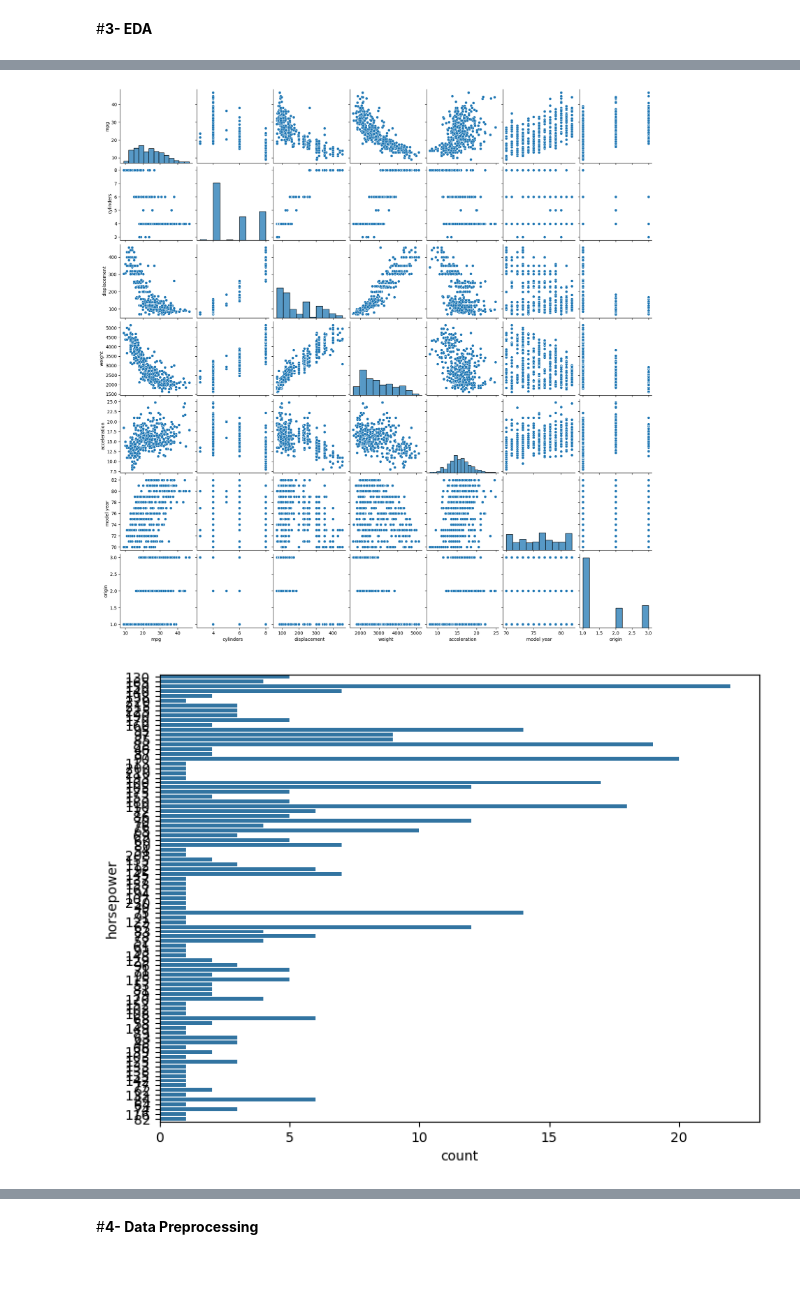
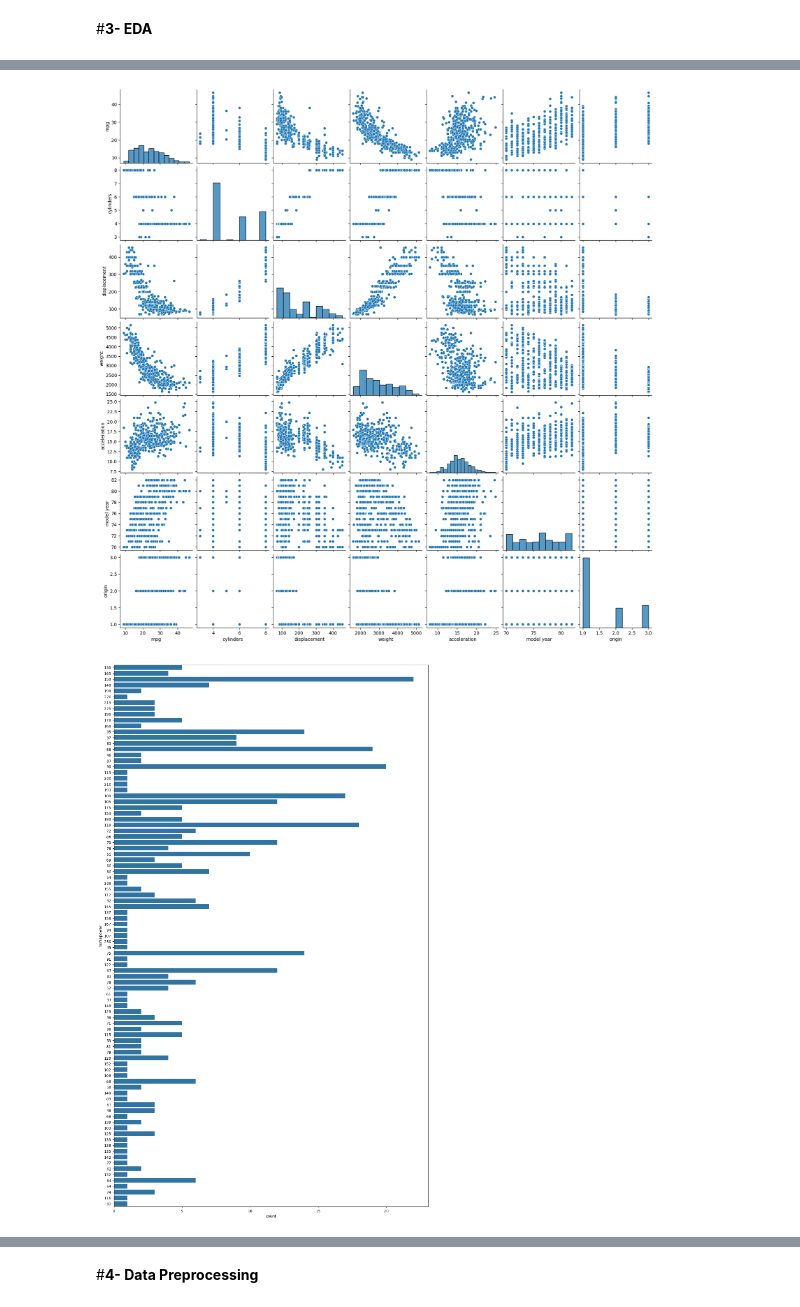
Before and after one commit to DaliaEl-Sayed/DEPI---Generative-AI-Track-Tasks., a Jupyter notebook: Auto_MPG_NN_Task_1.ipynb, the cells around one changed output, grey strips where cells are left out. Drawn from its saved outputs; the diff is of its cells as text; code cells hidden in the pictures; blank space fills up the shorter version.

```diff
--- a/Auto_MPG_NN_Task_1.ipynb
+++ b/Auto_MPG_NN_Task_1.ipynb
@@ -116,23 +142,20 @@ weight           -0.417457   -0.306564 -0.581024
 acceleration      1.000000    0.288137  0.205873
 model year        0.288137    1.000000  0.180662
 origin            0.205873    0.180662  1.000000
+# %%
+sns.pairplot(df)
+plt.show()
+# %% [output]
+[figure, added]
 # %%
-# Visualize numerical features
-import seaborn as sns
-import matplotlib.pyplot as plt
-
-sns.pairplot(df)
-plt.show()
-
 # Visualize categorical features
 cat_cols = df.select_dtypes(include=['object']).columns
 for col in cat_cols:
-    plt.figure(figsize=(8, 6))
+    plt.figure(figsize=(15, 26))
     sns.countplot(y=col, data=df)
     plt.show()
 # %% [output]
-[figure, old version]
+[figure, new version]
-[figure, removed]
 # %%
 # Correlation matrix
 corr_matrix = df.corr()
```
Also changed, not shown: parts of 11 cells of this notebook.
